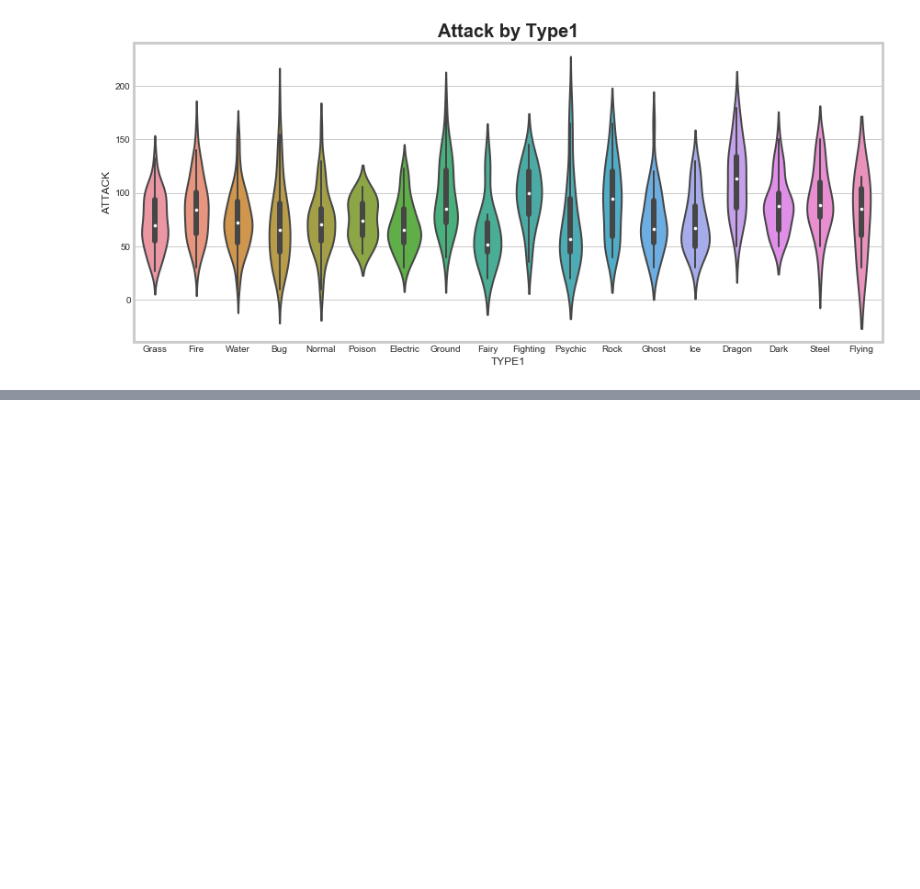
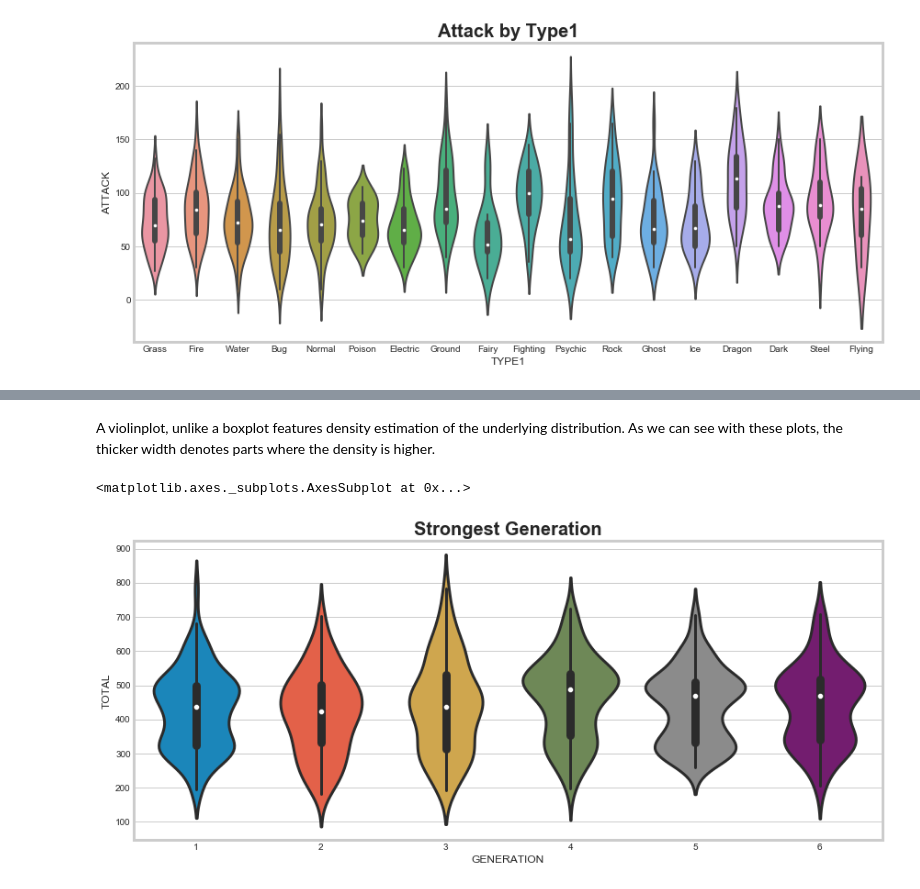
Before and after one commit to iamsumat/Pokemon-Dataset-EDA, a Jupyter notebook: PokemonEDA.ipynb, the cells around one changed output, grey strips where cells are left out. Cells and saved outputs as stored; diff of their text form; code cells hidden in the pictures; blank space fills up the shorter version.

```diff
--- a/PokemonEDA.ipynb
+++ b/PokemonEDA.ipynb
@@ -313,0 +322,9 @@ plt.show()
+# %% [markdown]
+A violinplot, unlike a boxplot features density estimation of the underlying distribution. As we can see with these plots, the thicker width denotes parts where the density is higher.
+# %%
+plt.subplots(figsize=(13,6))
+plt.title('Strongest Generation', fontdict=font)
+sns.violinplot(x='GENERATION',y='TOTAL',data=df, linewidth=3)
+# %% [output]
+<matplotlib.axes._subplots.AxesSubplot at 0x...>
+[figure, added]
```
Also changed, not shown: parts of 13 cells of this notebook.
